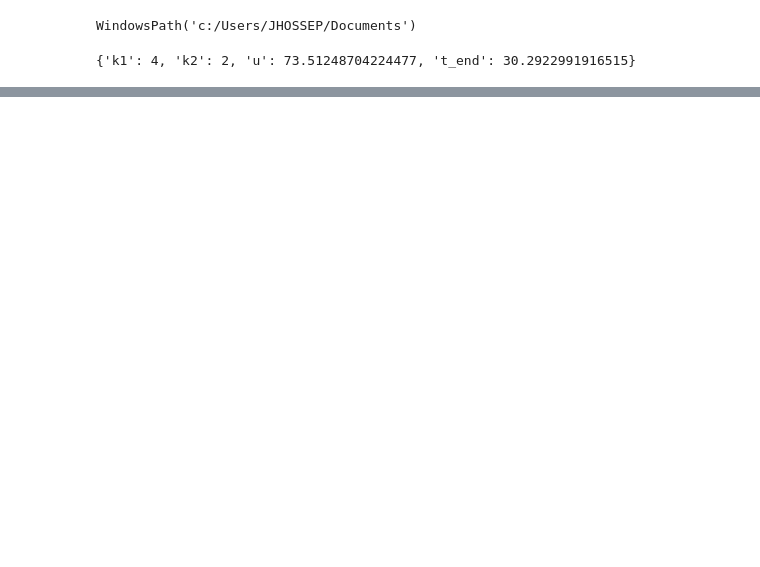
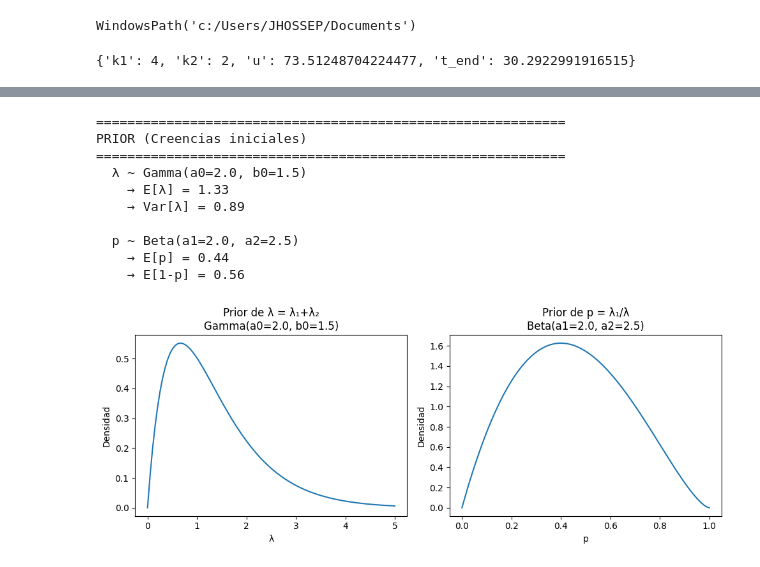
Before and after one commit to isdextre/Computational-Statistics, a Jupyter notebook: bayesian-risk-minimization-under-censoring/notebooks/01_acceptance_sampling_demo.ipynb, the cells around one changed output, grey strips where cells are left out. Drawn from its saved outputs; the diff is of its cells as text; code cells hidden in the pictures; blank space fills up the shorter version.

```diff
--- a/bayesian-risk-minimization-under-censoring/notebooks/01_acceptance_sampling_demo.ipynb
+++ b/bayesian-risk-minimization-under-censoring/notebooks/01_acceptance_sampling_demo.ipynb
@@ -120,0 +203,70 @@ print
+# %%
+# ============================================================================
+# PRIOR
+# ============================================================================
+#
+# Usamos el prior BETA-GAMMA:
+#
+#   λ = λ1 + λ2  ~  Gamma(a0, b0)     (tasa total de fallas)
+#   p = λ1/λ     ~  Beta(a1, a2)       (proporción de P1)
+#
+# Hiperparámetros elegidos:
+#   a0 = 2.0, b0 = 1.5
+#   a1 = 2.0, a2 = 2.5
+#
+# ¿Qué significan estos números?
+#   - E[λ] = a0/b0 = 2/1.5 ≈ 1.33 (tasa total esperada)
+#   - E[p] = a1/(a1+a2) = 2/4.5 ≈ 0.44 (44% de fallas vienen de P1)
+#
+# ============================================================================
+
+# Definir el prior
+gamma_prior = GammaPrior(a0=2.0, b0=1.5)   # para λ
+beta_prior = BetaPrior(a1=2.0, a2=2.5)     # para p
+prior = BetaGammaPrior(gamma_prior=gamma_prior, beta_prior=beta_prior)
+
+print("\n" + "="*60)
+print("PRIOR (Creencias iniciales)")
+print("="*60)
+print(f"  λ ~ Gamma(a0={gamma_prior.a0}, b0={gamma_prior.b0})")
+print(f"    → E[λ] = {gamma_prior.a0/gamma_prior.b0:.2f}")
+print(f"    → Var[λ] = {gamma_prior.a0/gamma_prior.b0**2:.2f}")
+print()
+print(f"  p ~ Beta(a1={beta_prior.a1}, a2={beta_prior.a2})")
+s = beta_prior.a1 + beta_prior.a2
+print(f"    → E[p] = {beta_prior.a1/s:.2f}")
+print(f"    → E[1-p] = {beta_prior.a2/s:.2f}")
+
+# Visualizar el prior (opcional)
+fig, axes = plt.subplots(1, 2, figsize=(10, 4))
+
+# Distribución de λ
+lambda_vals = np.linspace(0, 5, 100)
+from scipy.stats import gamma as gamma_dist
+axes[0].plot(lambda_vals, gamma_dist.pdf(lambda_vals, a=gamma_prior.a0, scale=1/gamma_prior.b0))
+axes[0].set_title(f'Prior de λ = λ₁+λ₂\nGamma(a0={gamma_prior.a0}, b0={gamma_prior.b0})')
+axes[0].set_xlabel('λ')
+axes[0].set_ylabel('Densidad')
+
+# Distribución de p
+p_vals = np.linspace(0, 1, 100)
+from scipy.stats import beta as beta_dist
+axes[1].plot(p_vals, beta_dist.pdf(p_vals, a=beta_prior.a1, b=beta_prior.a2))
+axes[1].set_title(f'Prior de p = λ₁/λ\nBeta(a1={beta_prior.a1}, a2={beta_prior.a2})')
+axes[1].set_xlabel('p')
+axes[1].set_ylabel('Densidad')
+
+plt.tight_layout()
+plt.show()
+# %% [output]
+============================================================
+PRIOR (Creencias iniciales)
+============================================================
+  λ ~ Gamma(a0=2.0, b0=1.5)
+    → E[λ] = 1.33
+    → Var[λ] = 0.89
+
+  p ~ Beta(a1=2.0, a2=2.5)
+    → E[p] = 0.44
+    → E[1-p] = 0.56
+[figure, added]
```
Also changed, not shown: parts of 14 cells of this notebook, 1 other file.
